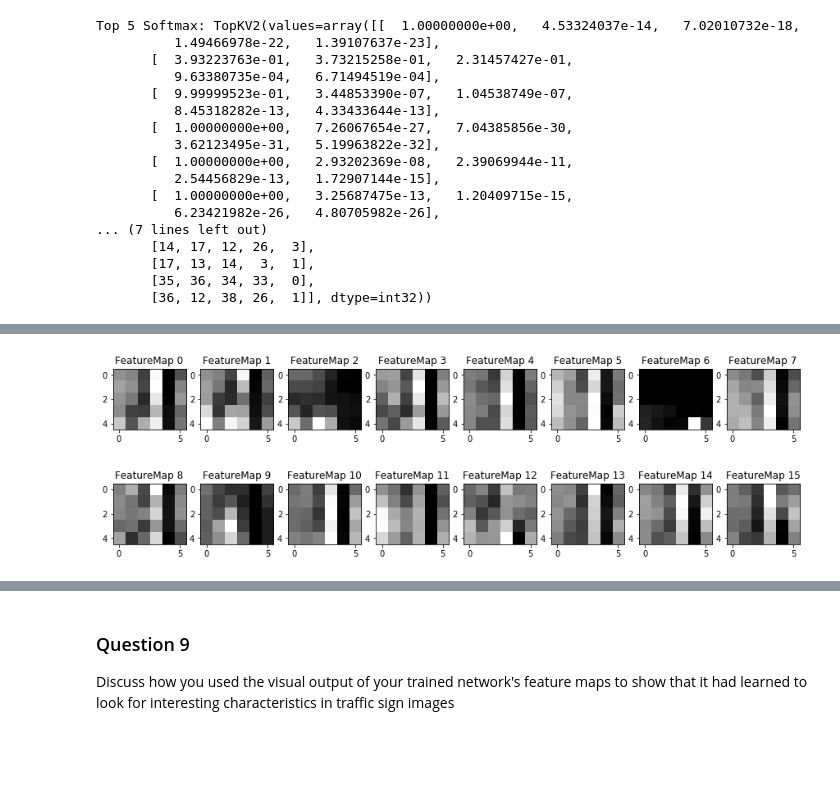
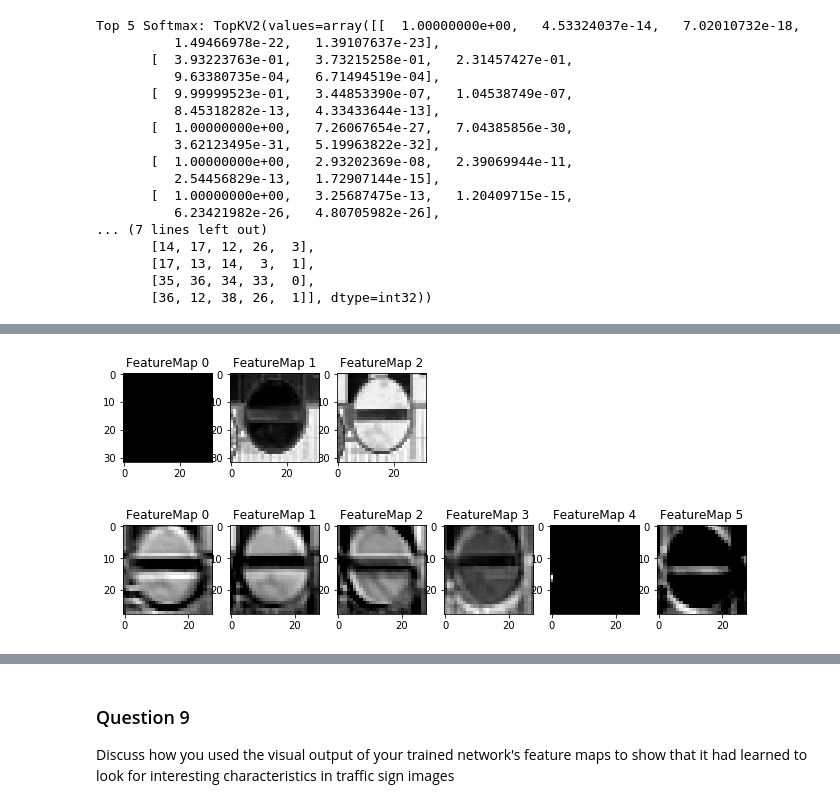
Before and after one commit to mwolfram/CarND-Traffic-Sign-Classifier-Project-mwolfram, a Jupyter notebook: Traffic_Sign_Classifier.ipynb, the cells around one changed output, grey strips where cells are left out. Saved outputs shown, nothing was run; the diff lists cells and outputs as text; code cells hidden in the pictures; blank space fills up the shorter version.

```diff
--- a/Traffic_Sign_Classifier.ipynb
+++ b/Traffic_Sign_Classifier.ipynb
@@ -705,4 +707,10 @@ outputFeatureMap(image_input, tf.global_variables()[69])
-# %%
-outputFeatureMap(image_input, tf.global_variables()[73])
-# %% [output]
-[figure, removed]
+# %%
+layer = sess.graph.get_tensor_by_name("Relu_1:0")
+outputFeatureMap(image_input, layer)
+# %% [output]
+[figure, added]
+# %%
+layer = sess.graph.get_tensor_by_name("Relu_2:0")
+outputFeatureMap(image_input, layer)
+# %% [output]
+[figure, added]
```
Also changed, not shown: parts of 6 cells of this notebook, 5 other files.
